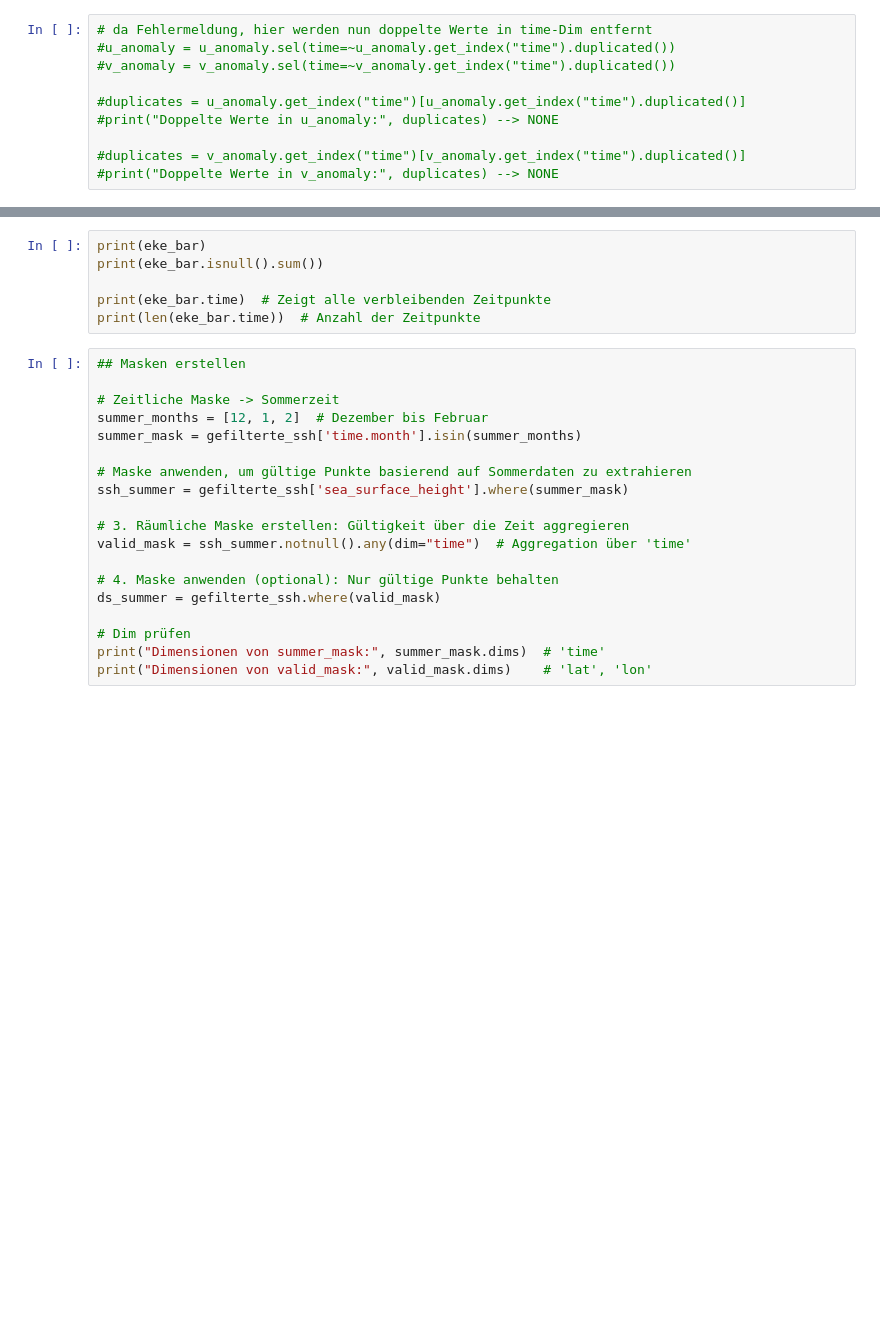
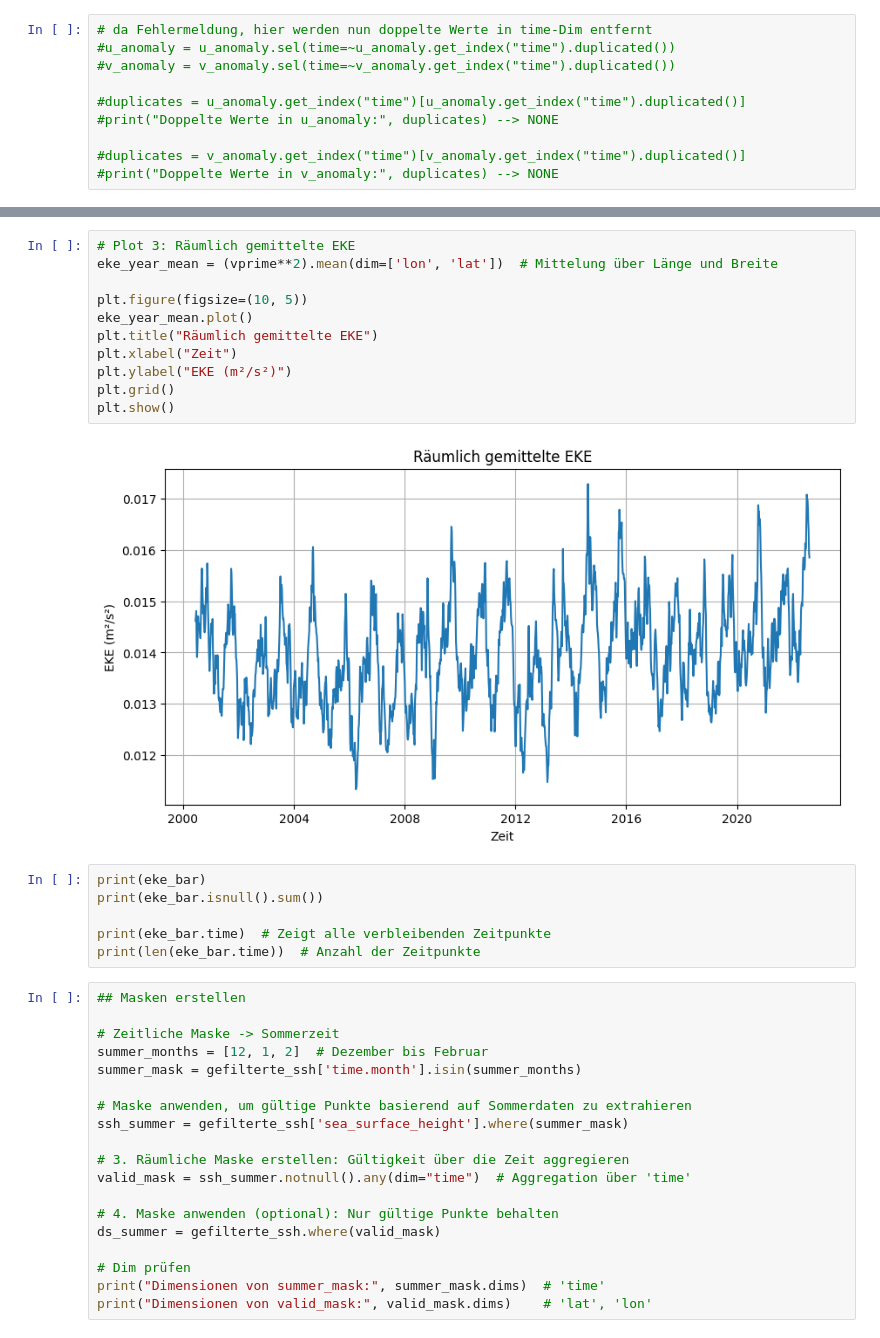
Before and after one commit to steffiwinter/pherProj, a Jupyter notebook: 03_read_ssh.ipynb, the cells around one changed output, grey strips where cells are left out. Cells and saved outputs as stored; diff of their text form; blank space fills up the shorter version.

```diff
--- a/03_read_ssh.ipynb
+++ b/03_read_ssh.ipynb
@@ -166,3 +304,16 @@ plt.show()
+# %%
+# Plot 3: Räumlich gemittelte EKE
+eke_year_mean = (vprime**2).mean(dim=['lon', 'lat'])  # Mittelung über Länge und Breite
+
+plt.figure(figsize=(10, 5))
+eke_year_mean.plot()
+plt.title("Räumlich gemittelte EKE")
+plt.xlabel("Zeit")
+plt.ylabel("EKE (m²/s²)")
+plt.grid()
+plt.show()
+# %% [output]
+[figure, added]
 # %%
 print(eke_bar)
 print(eke_bar.isnull().sum())
```
Also changed, not shown: parts of 26 cells of this notebook.
